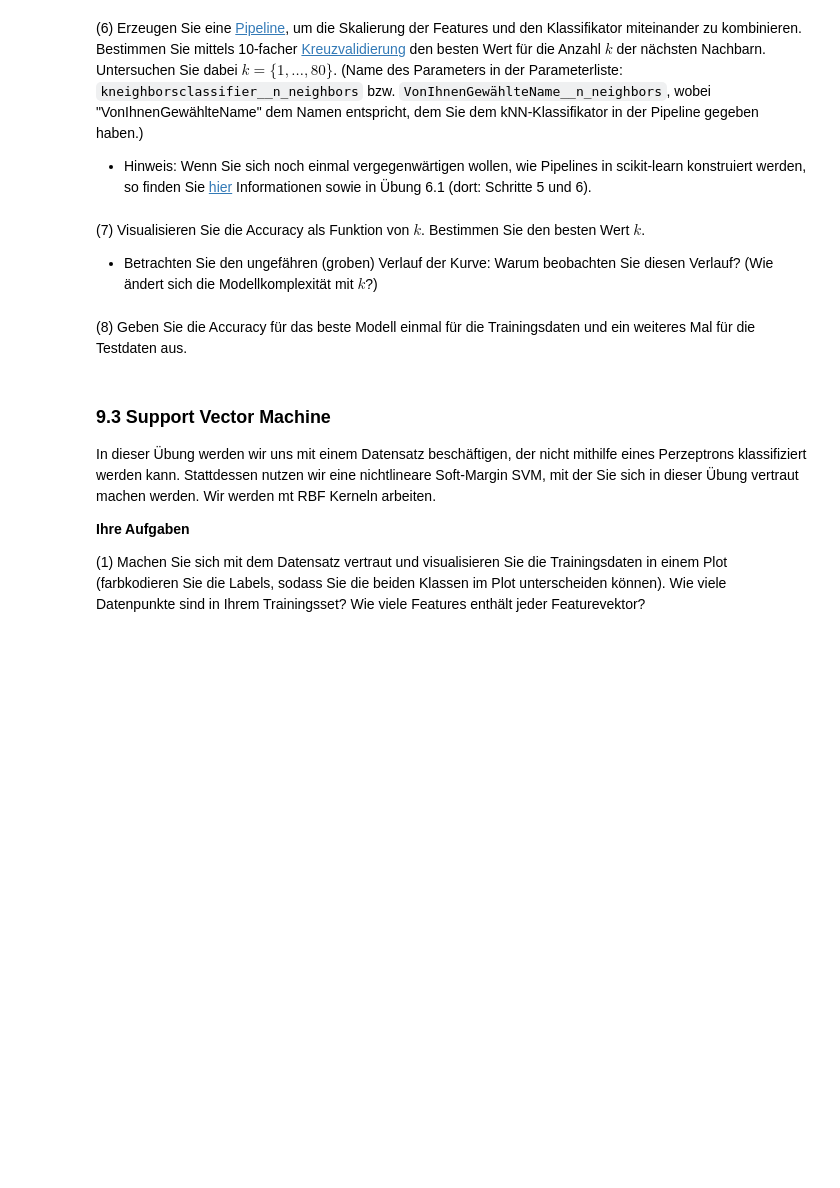
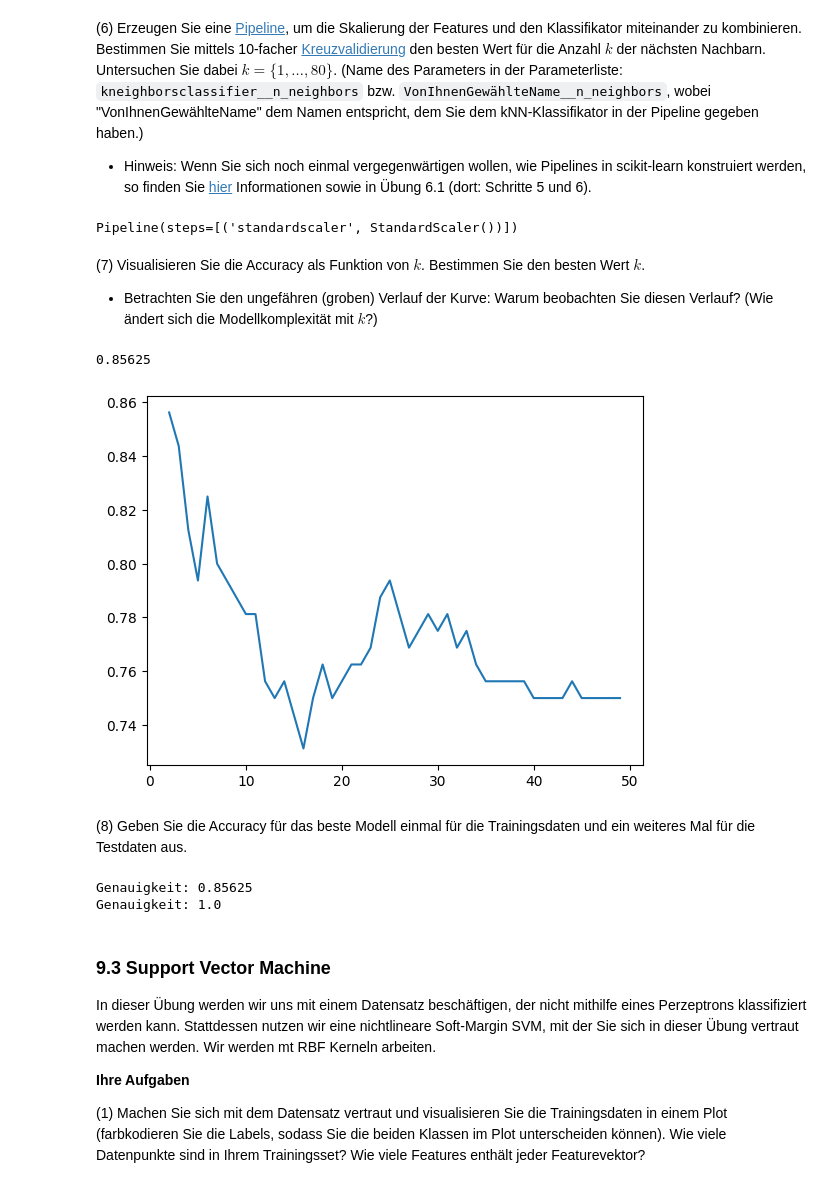
Before and after one commit to Emanuel162/MachineLearning, a Jupyter notebook: UebungenML/SJMN-9.ipynb, the cells around one changed output. Drawn from its saved outputs; the diff is of its cells as text; code cells hidden in the pictures; blank space fills up the shorter version.

```diff
--- a/UebungenML/SJMN-9.ipynb
+++ b/UebungenML/SJMN-9.ipynb
@@ -145,3 +169,14 @@ X_9_2, y_9_2 = data[:, 1:], data[:, 0]
 # %% [markdown]
 (4) [Erzeugen](https://scikit-learn.org/stable/modules/generated/sklearn.model_selection.train_test_split.html) Sie ein Trainingsset (90% der Daten) und ein Testset (10%). Fitten Sie ein [kNN-Klassifikator](https://scikit-learn.org/stable/modules/generated/sklearn.neighbors.KNeighborsClassifier.html) an Ihre Trainingsdaten ($k=5$). Geben Sie die Genauigkeit (Accuracy) Ihres Fits für die Trainingsdaten an.
 * Bemerkung: Anstelle des In-Sample Fehlers betrachten wir hier die "Genauigkeit" (Accuracy). Diese werden Sie voraussichtlich noch in der letzten Vorlesung kennenlernen.
+# %%
+length = int(len(X_9_2)*0.9)
+X_9_2_training = X_9_2[:][:length]
+y_9_2_training = y_9_2[:length]
+
+X_9_2_test = X_9_2[:][length+1:]
+y_9_2_test = y_9_2[length+1:]
+
+neigh = KNeighborsClassifier(5)
+neigh.fit(X_9_2_training,y_9_2_training)
+print(f"Genauigkeit: {neigh.score(X_9_2_training,y_9_2_training)}")
@@ -148,2 +185,14 @@ X_9_2, y_9_2 = data[:, 1:], data[:, 0]
 # %% [markdown]
 (5) Wiederholen Sie Schritt (4), allerdings für Trainingsdaten, deren Features Sie auf Mittelwert $0$ und Varianz $1$ [normiert](https://scikit-learn.org/stable/modules/generated/sklearn.preprocessing.StandardScaler.html) haben. Welche Genauigkeit (Accuracy) erhalten Sie nun auf den Trainingsdaten? Wie erklären Sie sich diese Veränderung im Vergleich zu dem Ergebnis aus Schritt (4)?
+# %%
+from sklearn.preprocessing import StandardScaler
+
+scaler = StandardScaler()
+scaler.fit(X_9_2_training)
+scaled = scaler.transform(X_9_2_training)
+
+neigh = KNeighborsClassifier(5)
+neigh.fit(scaled,y_9_2_training)
+print(f"Genauigkeit: {neigh.score(scaled,y_9_2_training)}")
+
+# Durch die Normalisierung sind die Daten gleichmäßiger verteilt und es gibt keine einzelnen Teile, die mehr dominieren als andere.
@@ -151,11 +202,45 @@ X_9_2, y_9_2 = data[:, 1:], data[:, 0]
 (6) Erzeugen Sie eine [Pipeline](https://scikit-learn.org/stable/modules/generated/sklearn.pipeline.make_pipeline.html), um die Skalierung der Features und den Klassifikator miteinander zu kombinieren. Bestimmen Sie mittels 10-facher [Kreuzvalidierung](https://scikit-learn.org/stable/modules/generated/sklearn.model_selection.GridSearchCV.html) den besten Wert für die Anzahl $k$ der nächsten Nachbarn. Untersuchen Sie dabei $k=\{1,\ldots, 80\}$. (Name des Parameters in der Parameterliste: `kneighborsclassifier__n_neighbors` bzw. `VonIhnenGewählteName__n_neighbors`, wobei "VonIhnenGewählteName" dem Namen entspricht, dem Sie dem kNN-Klassifikator in der Pipeline gegeben haben.)
 
 * Hinweis: Wenn Sie sich noch einmal vergegenwärtigen wollen, wie Pipelines in scikit-learn konstruiert werden, so finden Sie [hier](https://scikit-learn.org/stable/modules/compose.html#construction) Informationen sowie in Übung 6.1 (dort: Schritte 5 und 6).
+# %%
+from sklearn.preprocessing import StandardScaler
+from sklearn.pipeline import make_pipeline
+
+pipeline = make_pipeline(StandardScaler())
+print(pipeline)
+# %% [output]
+Pipeline(steps=[('standardscaler', StandardScaler())])
 # %% [markdown]
 (7) Visualisieren Sie die Accuracy als Funktion von $k$. Bestimmen Sie den besten Wert $k$.
 * Betrachten Sie den ungefähren (groben) Verlauf der Kurve: Warum beobachten Sie diesen Verlauf? (Wie ändert sich die Modellkomplexität mit $k$?)
+# %%
+def accuracy(k):
+    neigh = KNeighborsClassifier(k)
+    neigh.fit(X_9_2_training,y_9_2_training)
+    return neigh.score(X_9_2_training,y_9_2_training)
+
+x_plot = np.arange(2,50)
+y_plot = []
+for i in x_plot:
+    y_plot.append(accuracy(i))
+plt.plot(x_plot,y_plot)
+print(max(y_plot))
+# %% [output]
+0.85625
+[figure, added]
 # %% [markdown]
 (8) Geben Sie die Accuracy für das beste Modell einmal für die Trainingsdaten und ein weiteres Mal für die Testdaten aus.
+# %%
+neigh = KNeighborsClassifier(2)
+neigh.fit(X_9_2_training,y_9_2_training)
+print(f"Genauigkeit: {neigh.score(X_9_2_training,y_9_2_training)}")
+
+neigh = KNeighborsClassifier(2)
+neigh.fit(X_9_2_test,y_9_2_test)
+print(f"Genauigkeit: {neigh.score(X_9_2_test,y_9_2_test)}")
+# %% [output]
+Genauigkeit: 0.85625
+Genauigkeit: 1.0
 # %% [markdown]
 ### 9.3 Support Vector Machine
 In dieser Übung werden wir uns mit einem Datensatz beschäftigen, der nicht mithilfe eines Perzeptrons klassifiziert werden kann. Stattdessen nutzen wir eine nichtlineare Soft-Margin SVM, mit der Sie sich in dieser Übung vertraut machen werden. Wir werden mt RBF Kerneln arbeiten.
```
Also changed, not shown: parts of 4 cells of this notebook.
